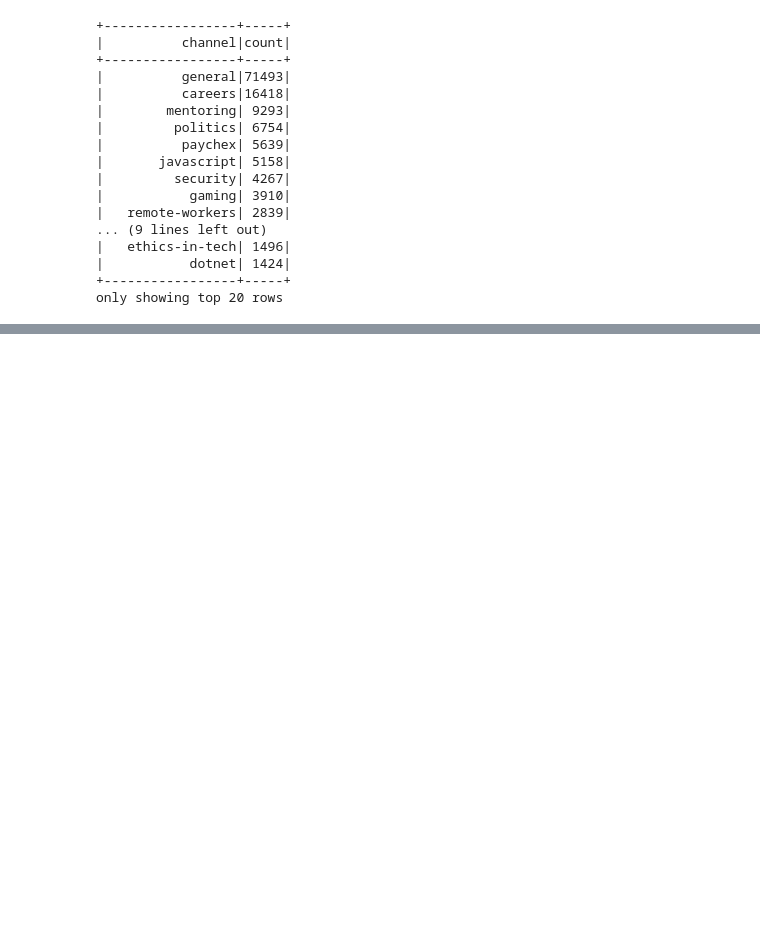
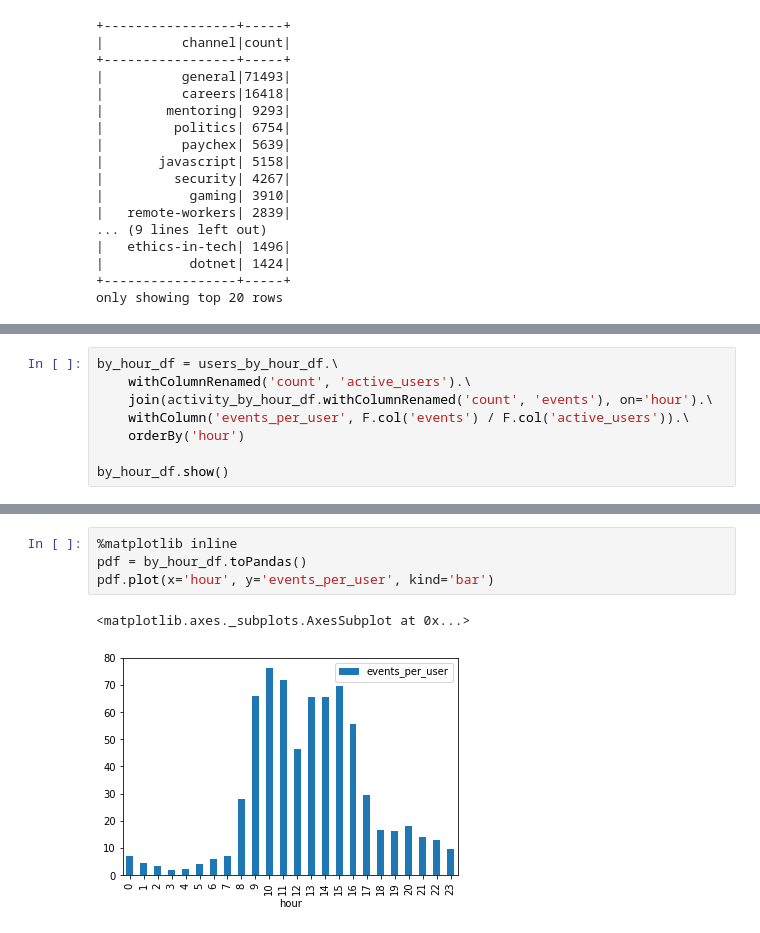
Before and after one commit to dantswain/tailor, a Jupyter notebook: explore_python.ipynb, the cells around one changed output, grey strips where cells are left out. Drawn from its saved outputs; the diff is of its cells as text; blank space fills up the shorter version.

```diff
--- a/explore_python.ipynb
+++ b/explore_python.ipynb
@@ -137,0 +154,8 @@ only showing top 20 rows
+# %%
+by_hour_df = users_by_hour_df.\
+    withColumnRenamed('count', 'active_users').\
+    join(activity_by_hour_df.withColumnRenamed('count', 'events'), on='hour').\
+    withColumn('events_per_user', F.col('events') / F.col('active_users')).\
+    orderBy('hour')
+
+by_hour_df.show()
@@ -137,0 +180,7 @@ only showing top 20 rows
+# %%
+%matplotlib inline
+pdf = by_hour_df.toPandas()
+pdf.plot(x='hour', y='events_per_user', kind='bar')
+# %% [output]
+<matplotlib.axes._subplots.AxesSubplot at 0x...>
+[figure, added]
```
Also changed, not shown: parts of 6 cells of this notebook, 12 other files.
